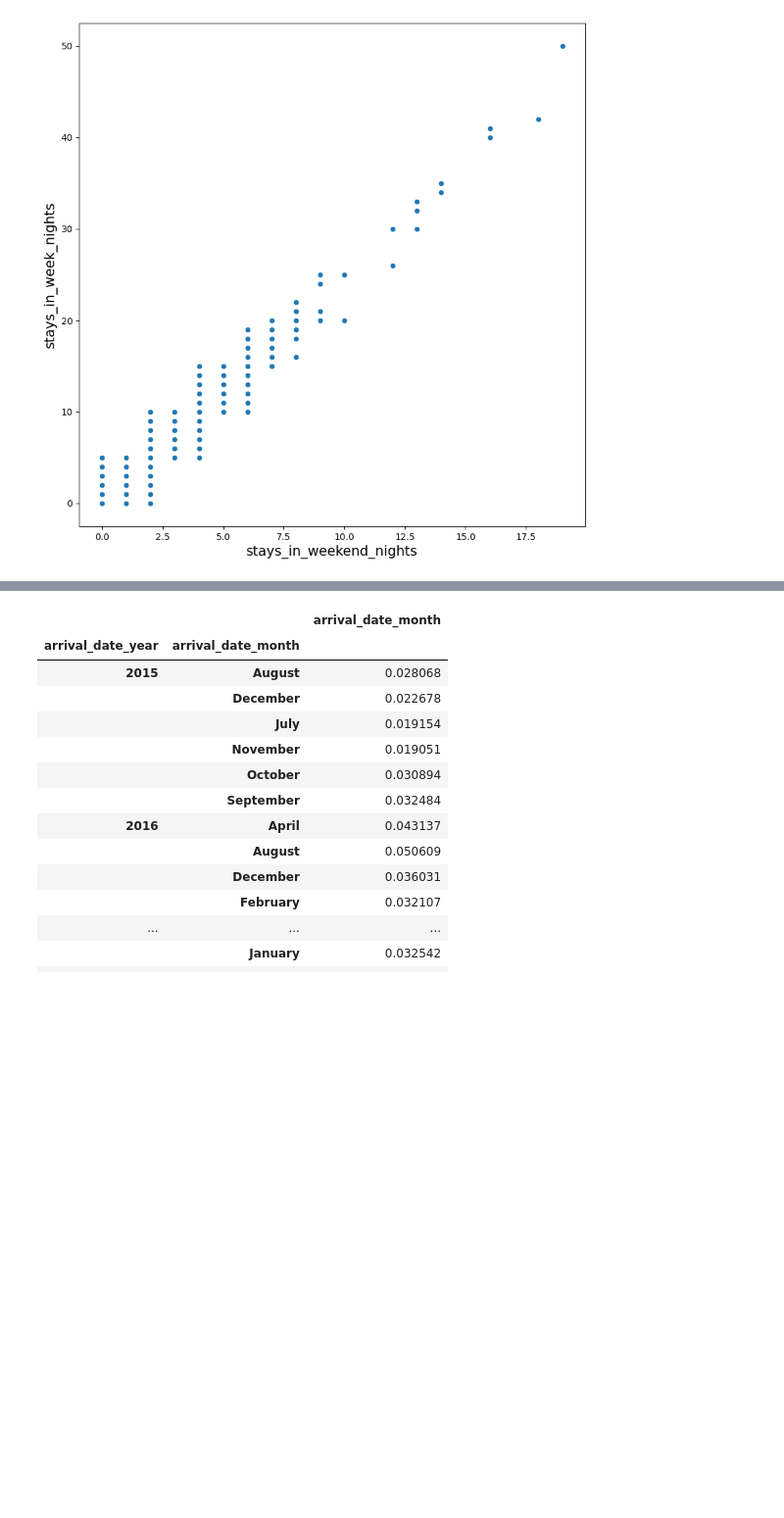
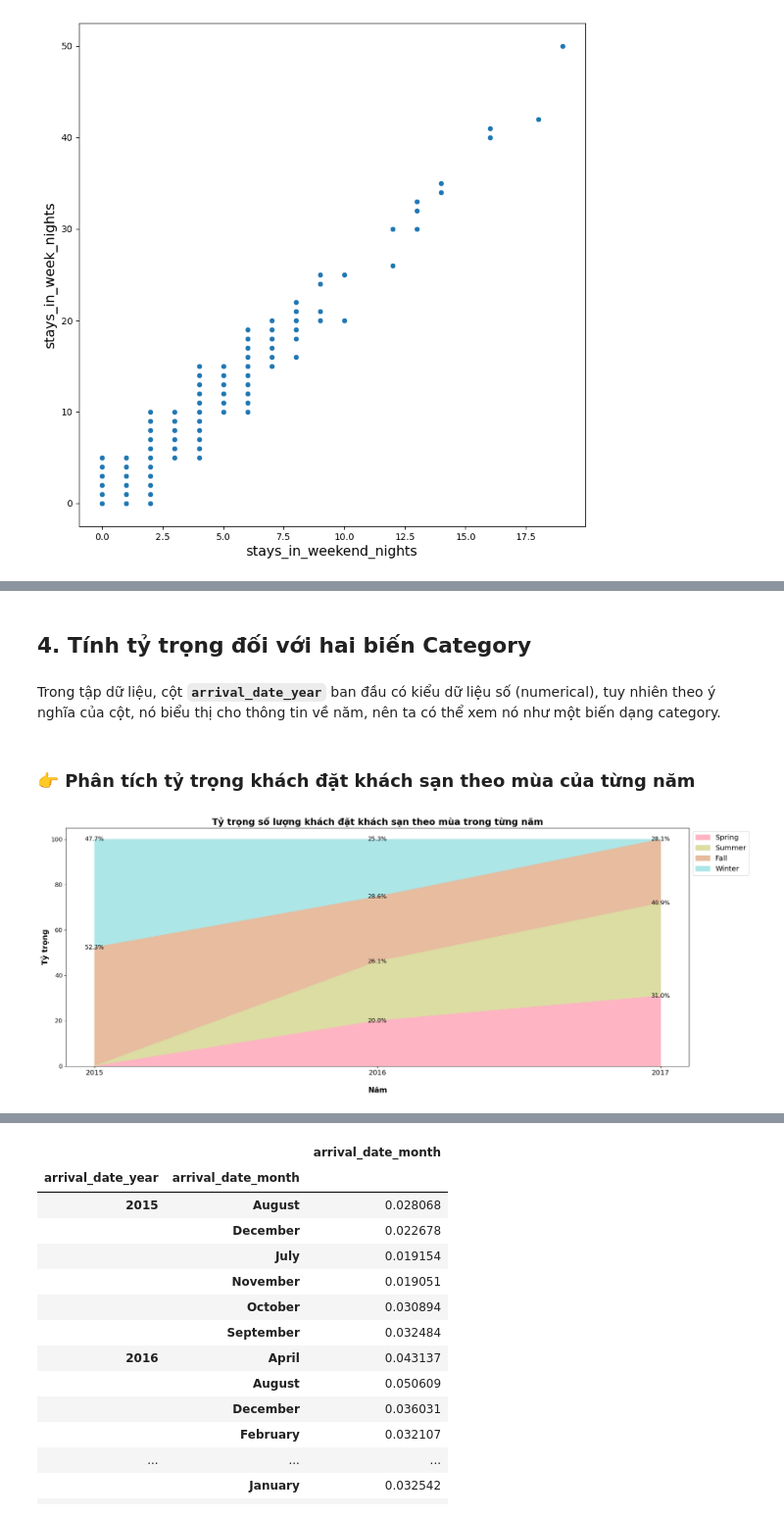
Before and after one commit to kolee1902/Data_Visualization_DoAnQuanHoa, a Jupyter notebook: Hotel_Booking.ipynb, the cells around one changed output, grey strips where cells are left out. Shown at 98% size. Saved outputs shown, nothing was run; the diff lists cells and outputs as text; code cells hidden in the pictures; blank space fills up the shorter version.

```diff
--- a/Hotel_Booking.ipynb
+++ b/Hotel_Booking.ipynb
@@ -383,0 +370,6 @@ plt.show()
+# %% [markdown]
+## 4. Tính tỷ trọng đối với hai biến Category
+# %% [markdown]
+Trong tập dữ liệu, cột **`arrival_date_year`** ban đầu có kiểu dữ liệu số (numerical), tuy nhiên theo ý nghĩa của cột, nó biểu thị cho thông tin về năm, nên ta có thể xem nó như một biến dạng category.
+# %% [markdown]
+### 👉 **Phân tích tỷ trọng khách đặt khách sạn theo mùa của từng năm**
@@ -383,0 +403,45 @@ plt.show()
+# %%
+# Đặt màu cho từng mùa
+season_palette = {
+    'Spring': '#ffb4c3',
+    'Summer': '#dcdda3',
+    'Autumn': '#e7bc9f',
+    'Winter': '#ade6e7'
+}
+
+# Đặt mặc định palette cho Seaborn
+sns.set_palette(season_palette.values())
+
+# Tạo subplot và đặt kích thước
+fig, ax = plt.subplots(figsize=(20, 8))
+
+# Vẽ biểu đồ diện tích
+booking_per_season.groupby(['arrival_date_year', 'Season'])['Percentage'].sum().unstack().plot(kind='area', stacked=True, ax=ax)
+
+# Đặt tiêu đề và nhãn cho trục x và trục y
+ax.set_title('Tỷ trọng số lượng khách đặt khách sạn theo mùa trong từng năm', fontsize=18, weight='bold')
+ax.set_xlabel('\nNăm', fontsize=15, weight='bold')
+ax.set_ylabel('Tỷ trọng', fontsize=15, weight='bold')
+ax.legend(loc='upper left', bbox_to_anchor=(1, 1, 0, 0), fontsize='x-large')
+ax.set_xticks(range(2015,2018,1))
+# Đặt kích thước của nhãn trục x
+ax.tick_params(axis='x', labelsize=14)
+ax.tick_params(axis='y', labelsize=12)
+
+# Đặt các điểm chú thích trên biểu đồ
+for year, row in booking_per_season.groupby('arrival_date_year'):
+    if year in ax.get_xticks():
+        temp = 0
+        for season, percentage in row.set_index('Season')['Percentage'].items():
+            x_pos = year
+            temp += percentage
+            y_pos = temp
+            if percentage > 0:  # Kiểm tra nếu tỷ trọng > 0% thì mới hiển thị số trên biểu đồ
+                ax.text(x_pos, y_pos, f"{percentage:.1f}%", ha='center', va='center', fontsize=12)
+
+# Hiển thị biểu đồ
+plt.tight_layout()
+plt.show()
+sns.reset_defaults()
+# %% [output]
+[figure, added]
```
Also changed, not shown: parts of 31 cells of this notebook.
